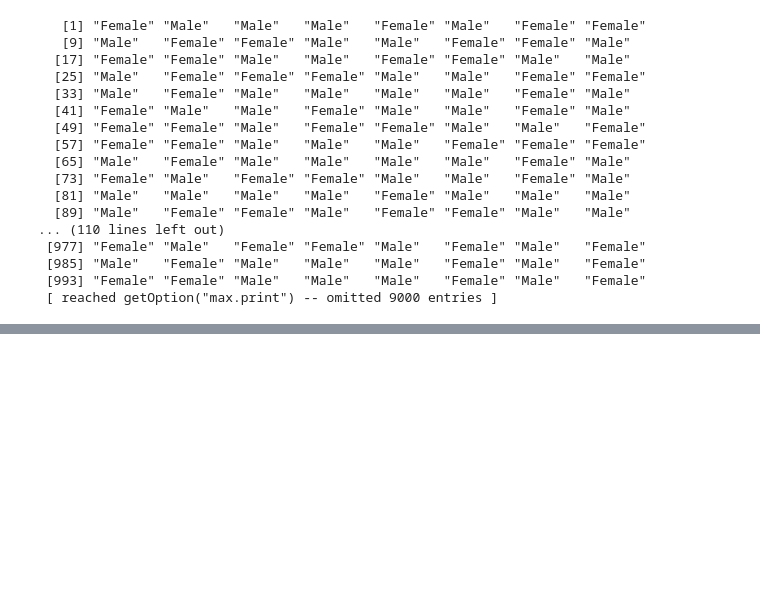
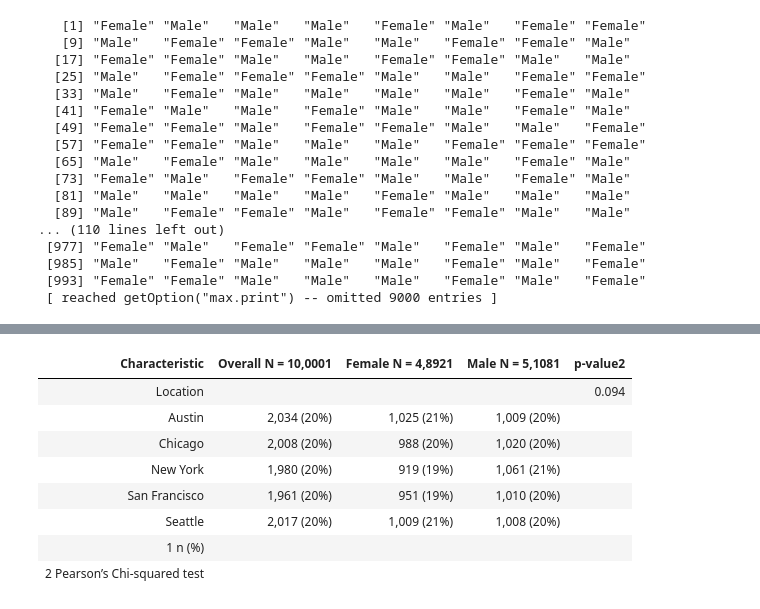
Before and after one commit to djynnius/learning-data-with-lara, a Jupyter notebook: Learniing R/hw1.ipynb, the cells around one changed output, grey strips where cells are left out. Cells and saved outputs as stored; diff of their text form; code cells hidden in the pictures; blank space fills up the shorter version.

```diff
--- a/Learniing R/hw1.ipynb
+++ b/Learniing R/hw1.ipynb
@@ -150,0 +200,18 @@ Employers$Gender
+# %%
+Employers |>
+  tbl_summary(
+    by=Gender,
+    include=c(Location)
+  ) |>
+  add_overall() |>
+  add_p()
+# %% [output]
+| Characteristic | Overall N = 10,0001 | Female N = 4,8921 | Male N = 5,1081 | p-value2 |
+| Location |  |  |  | 0.094 |
+| Austin | 2,034 (20%) | 1,025 (21%) | 1,009 (20%) |  |
+| Chicago | 2,008 (20%) | 988 (20%) | 1,020 (20%) |  |
+| New York | 1,980 (20%) | 919 (19%) | 1,061 (21%) |  |
+| San Francisco | 1,961 (20%) | 951 (19%) | 1,010 (20%) |  |
+| Seattle | 2,017 (20%) | 1,009 (21%) | 1,008 (20%) |  |
+| 1 n (%) |  |  |  |  |
+| 2 Pearson’s Chi-squared test |  |  |  |  |
```
Also changed, not shown: parts of 5 cells of this notebook.
